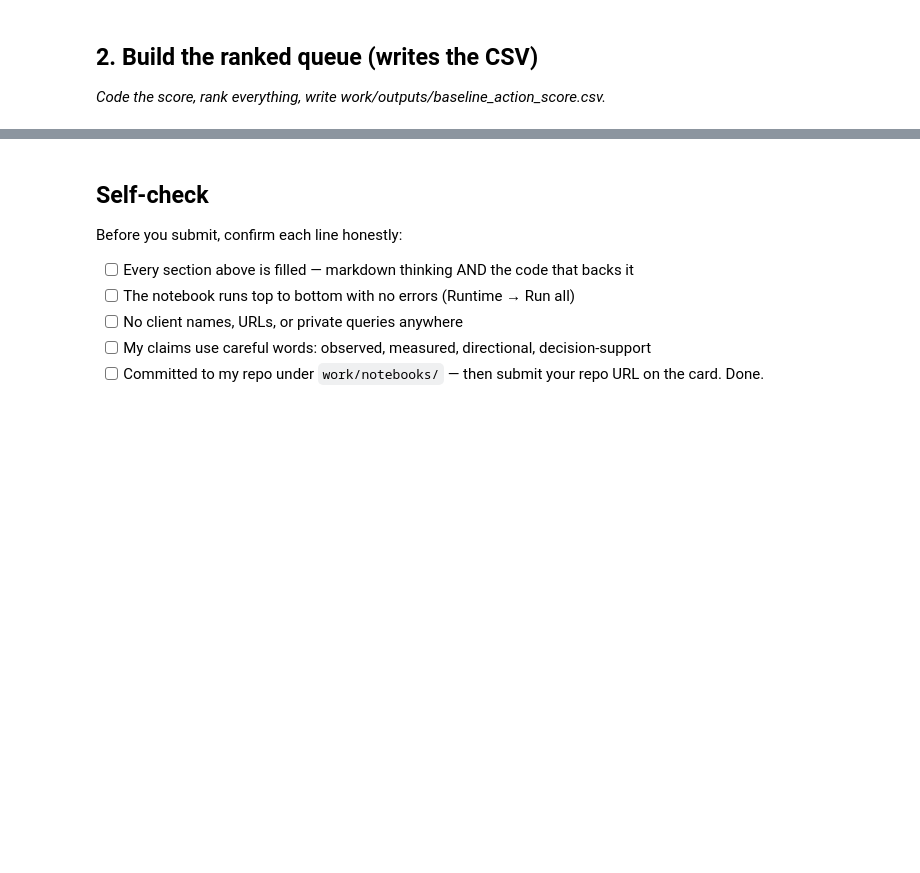
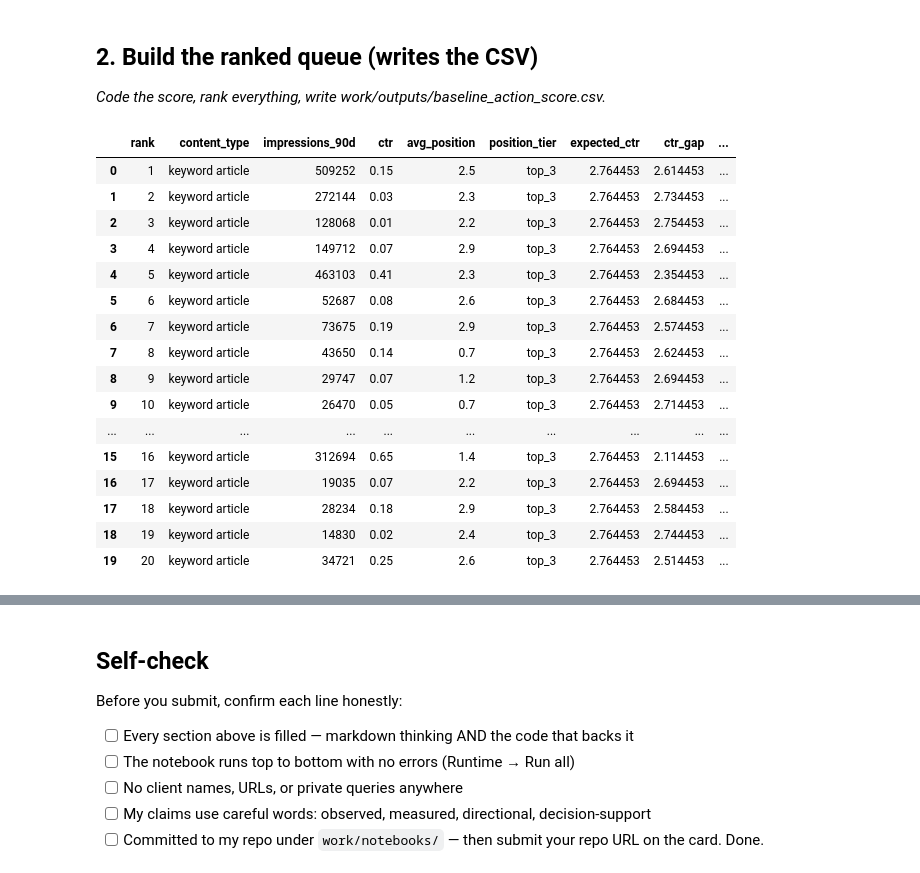
Before and after one commit to SUKRIT004/flyrank-ml-internship, a Jupyter notebook: work/notebooks/w04_baseline_score.ipynb, the cells around one changed output, grey strips where cells are left out. Cells and saved outputs as stored; diff of their text form; code cells hidden in the pictures; blank space fills up the shorter version.

Commit message:
Complete ML-07 baseline score

```diff
--- a/work/notebooks/w04_baseline_score.ipynb
+++ b/work/notebooks/w04_baseline_score.ipynb
@@ -17,3 +96,98 @@ This skeleton is yours to fill. Work the sections **in order** — each one has
 ## 2. Build the ranked queue (writes the CSV)
 
 *Code the score, rank everything, write work/outputs/baseline_action_score.csv.*
+# %%
+# This cell is for CODE (numbers, a query, a check).
+# Write your text answer in the cell ABOVE this one — typing sentences here breaks Run All.
+# Section 2 — Build the transparent baseline queue
+
+baseline = visible.copy()
+
+# Expected CTR = mean CTR for the page's position tier
+expected_ctr = (
+    baseline.groupby("position_tier")["ctr"]
+    .mean()
+    .rename("expected_ctr")
+)
+
+baseline = baseline.join(expected_ctr, on="position_tier")
+
+# Positive gap = observed CTR is below the typical CTR for its tier
+baseline["ctr_gap"] = (
+    baseline["expected_ctr"] - baseline["ctr"]
+)
+
+# Give larger-volume pages more weight without letting volume dominate
+baseline["opportunity_score"] = (
+    baseline["ctr_gap"].clip(lower=0)
+    * np.log1p(baseline["impressions_90d"])
+)
+
+# One reason code and one action label
+baseline["reason_code"] = np.where(
+    baseline["opportunity_score"] > 0,
+    "LOW_CTR_VS_POSITION",
+    "NONE"
+)
+
+baseline["action"] = np.where(
+    baseline["opportunity_score"] > 0,
+    "REVIEW_CTR",
+    "NO_ACTION"
+)
+
+# Rank highest opportunities first
+baseline = baseline.sort_values(
+    "opportunity_score",
+    ascending=False
+).reset_index(drop=True)
+
+baseline["rank"] = np.arange(1, len(baseline) + 1)
+
+# Required output columns
+output_cols = [
+    "rank",
+    "content_type",
+    "impressions_90d",
+    "ctr",
+    "avg_position",
+    "position_tier",
+    "expected_ctr",
+    "ctr_gap",
+    "opportunity_score",
+    "reason_code",
+    "action"
+]
+
+queue = baseline[output_cols].copy()
+
+display(queue.head(20))
+
+# Write the required CSV
+from pathlib import Path
+
+output_path = Path("work/outputs/baseline_action_score.csv")
+output_path.parent.mkdir(parents=True, exist_ok=True)
+
+queue.to_csv(output_path, index=False)
+
+print(f"\nWrote baseline queue to: {output_path}")
+print(f"Rows in queue: {len(queue):,}")
+# %% [output]
+|  | rank | content_type | impressions_90d | ctr | avg_position | position_tier | expected_ctr | ctr_gap | ... |
+| 0 | 1 | keyword article | 509252 | 0.15 | 2.5 | top_3 | 2.764453 | 2.614453 | ... |
+| 1 | 2 | keyword article | 272144 | 0.03 | 2.3 | top_3 | 2.764453 | 2.734453 | ... |
+| 2 | 3 | keyword article | 128068 | 0.01 | 2.2 | top_3 | 2.764453 | 2.754453 | ... |
+| 3 | 4 | keyword article | 149712 | 0.07 | 2.9 | top_3 | 2.764453 | 2.694453 | ... |
+| 4 | 5 | keyword article | 463103 | 0.41 | 2.3 | top_3 | 2.764453 | 2.354453 | ... |
+| 5 | 6 | keyword article | 52687 | 0.08 | 2.6 | top_3 | 2.764453 | 2.684453 | ... |
+| 6 | 7 | keyword article | 73675 | 0.19 | 2.9 | top_3 | 2.764453 | 2.574453 | ... |
+| 7 | 8 | keyword article | 43650 | 0.14 | 0.7 | top_3 | 2.764453 | 2.624453 | ... |
+| 8 | 9 | keyword article | 29747 | 0.07 | 1.2 | top_3 | 2.764453 | 2.694453 | ... |
+| 9 | 10 | keyword article | 26470 | 0.05 | 0.7 | top_3 | 2.764453 | 2.714453 | ... |
+| ... | ... | ... | ... | ... | ... | ... | ... | ... | ... |
+| 15 | 16 | keyword article | 312694 | 0.65 | 1.4 | top_3 | 2.764453 | 2.114453 | ... |
+| 16 | 17 | keyword article | 19035 | 0.07 | 2.2 | top_3 | 2.764453 | 2.694453 | ... |
+| 17 | 18 | keyword article | 28234 | 0.18 | 2.9 | top_3 | 2.764453 | 2.584453 | ... |
+| 18 | 19 | keyword article | 14830 | 0.02 | 2.4 | top_3 | 2.764453 | 2.744453 | ... |
+| 19 | 20 | keyword article | 34721 | 0.25 | 2.6 | top_3 | 2.764453 | 2.514453 | ... |
```
Also changed, not shown: parts of 13 cells of this notebook.
